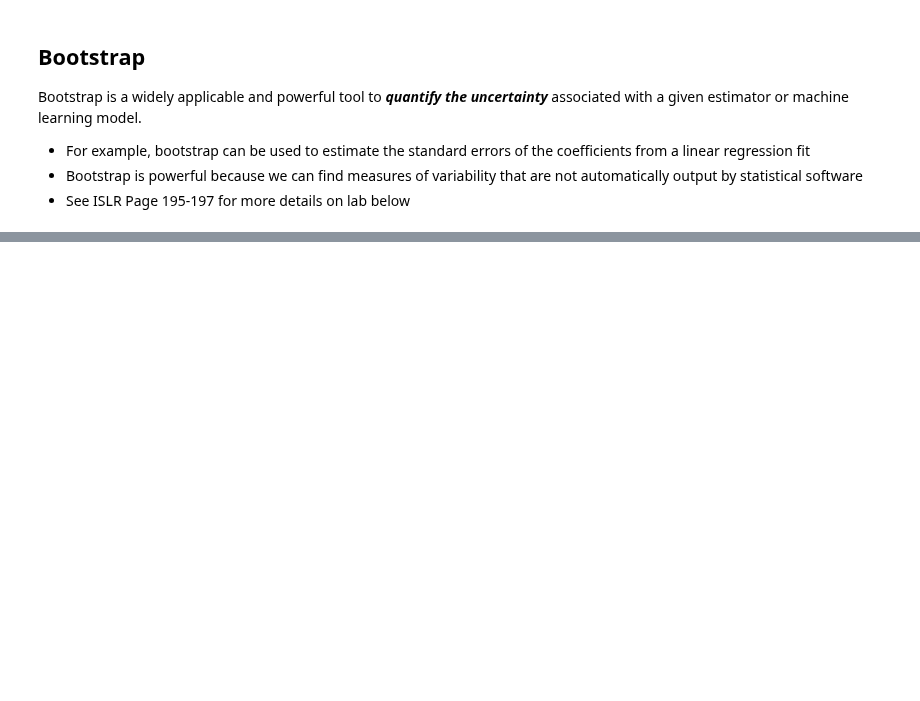
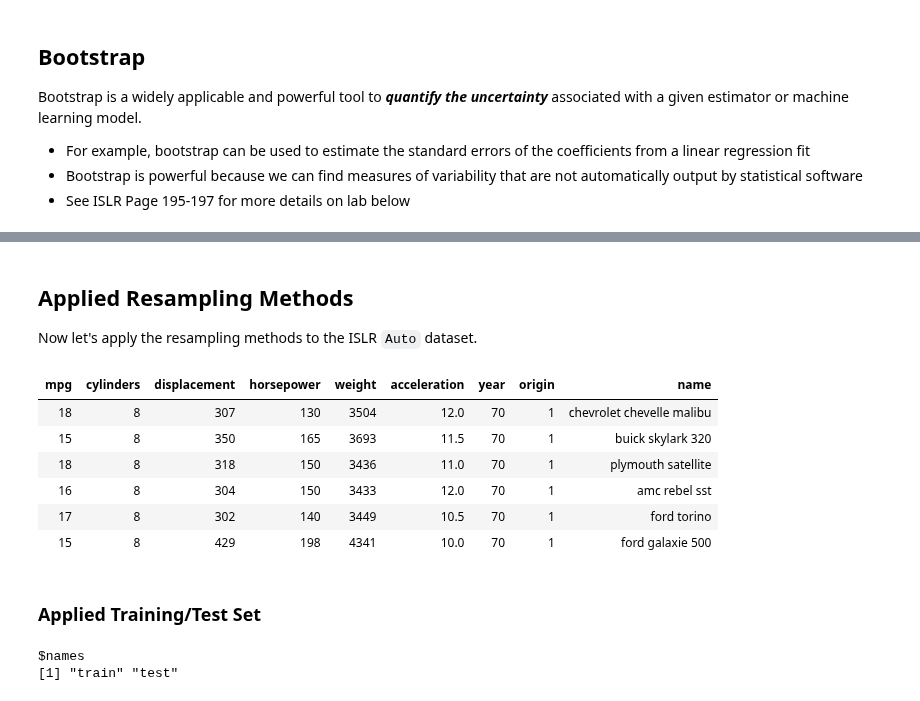
Before and after one commit to tjefferies/Masters, a Jupyter notebook: Resampling Methods.ipynb, the cells around one changed output, grey strips where cells are left out. Saved outputs shown, nothing was run; the diff lists cells and outputs as text; code cells hidden in the pictures; blank space fills up the shorter version.

```diff
--- a/Resampling Methods.ipynb
+++ b/Resampling Methods.ipynb
@@ -259,0 +315,30 @@ Bootstrap is a widely applicable and powerful tool to ***quantify the uncertaint
+# %% [markdown]
+## Applied Resampling Methods
+
+Now let's apply the resampling methods to the ISLR `Auto` dataset.
+# %%
+head(Auto)
+# %% [output]
+| mpg | cylinders | displacement | horsepower | weight | acceleration | year | origin | name |
+| 18 | 8 | 307 | 130 | 3504 | 12.0 | 70 | 1 | chevrolet chevelle malibu |
+| 15 | 8 | 350 | 165 | 3693 | 11.5 | 70 | 1 | buick skylark 320 |
+| 18 | 8 | 318 | 150 | 3436 | 11.0 | 70 | 1 | plymouth satellite |
+| 16 | 8 | 304 | 150 | 3433 | 12.0 | 70 | 1 | amc rebel sst |
+| 17 | 8 | 302 | 140 | 3449 | 10.5 | 70 | 1 | ford torino |
+| 15 | 8 | 429 | 198 | 4341 | 10.0 | 70 | 1 | ford galaxie 500 |
+# %% [markdown]
+### Applied Training/Test Set
+# %%
+spec <- c(train = .8, test = .2)
+
+g <- sample(cut(
+  seq(nrow(Auto)),
+  nrow(Auto)*cumsum(c(0,spec)),
+  labels = names(spec)
+))
+
+split_data_set <- split(Auto, g)
+attributes(split_data_set)
+# %% [output]
+$names
+[1] "train" "test"
```
Also changed, not shown: parts of 44 cells of this notebook.
